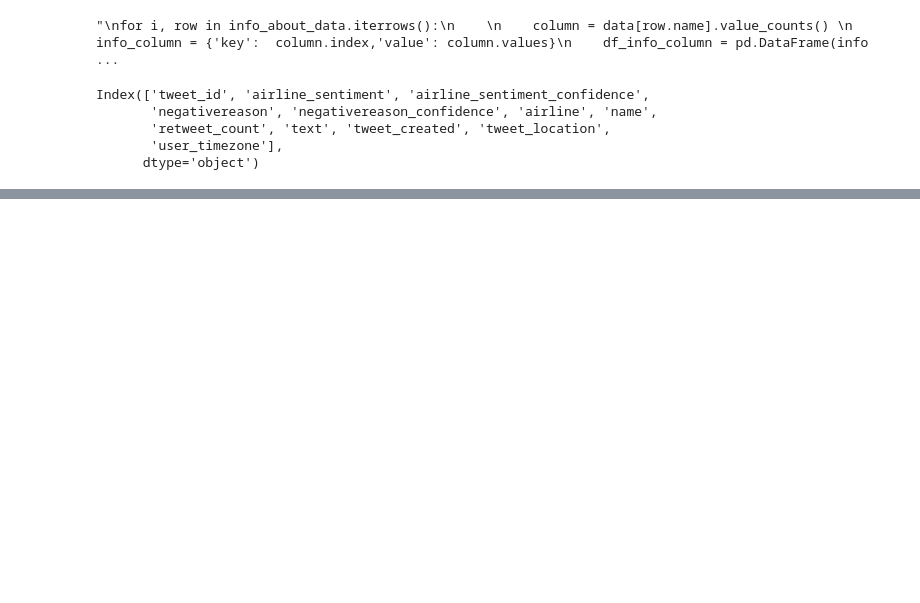
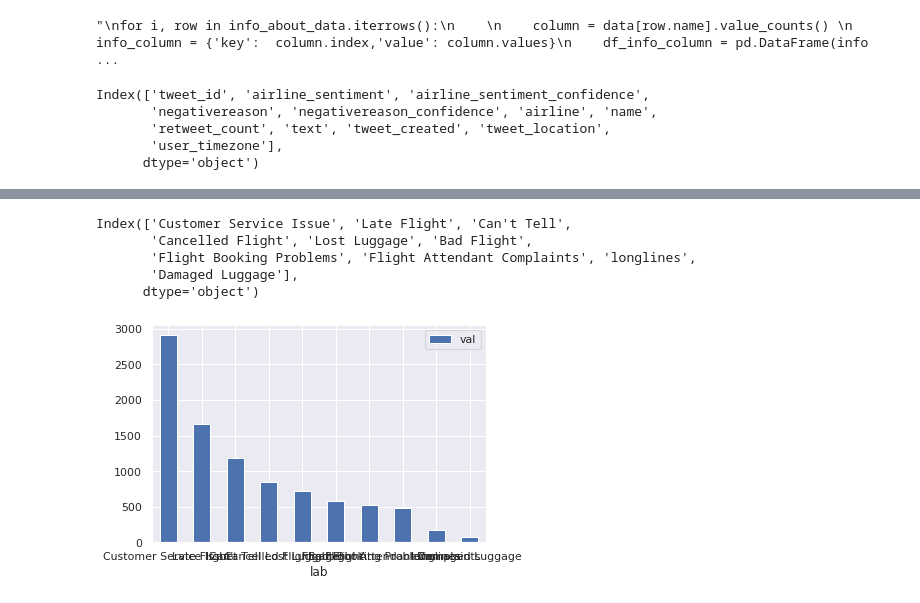
Before and after one commit to badr182/Tweets_Classification, a Jupyter notebook: classification_tweets.ipynb, the cells around one changed output, grey strips where cells are left out. Drawn from its saved outputs; the diff is of its cells as text; code cells hidden in the pictures; blank space fills up the shorter version.

```diff
--- a/classification_tweets.ipynb
+++ b/classification_tweets.ipynb
@@ -100,0 +146,12 @@ for row in df.columns:
+# %%
+
+df_ = pd.DataFrame({'lab':data['negativereason'].value_counts().index , 'val':data['negativereason'].value_counts().values })
+ax = df_.plot.bar(x='lab', y='val', rot=0)
+print(data['negativereason'].value_counts().index)
+# %% [output]
+Index(['Customer Service Issue', 'Late Flight', 'Can't Tell',
+       'Cancelled Flight', 'Lost Luggage', 'Bad Flight',
+       'Flight Booking Problems', 'Flight Attendant Complaints', 'longlines',
+       'Damaged Luggage'],
+      dtype='object')
+[figure, added]
```
Also changed, not shown: parts of 13 cells of this notebook.
